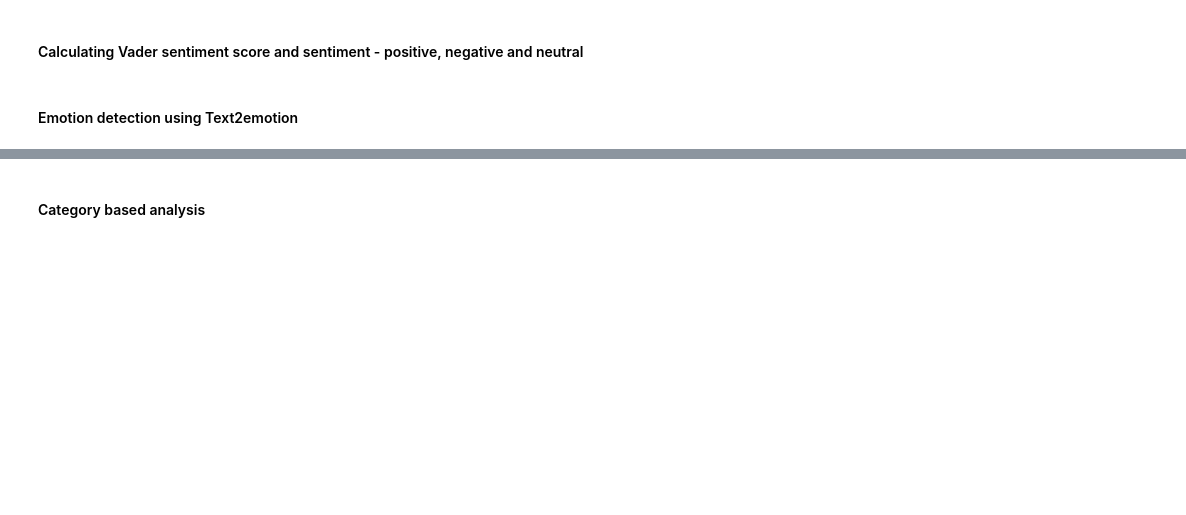
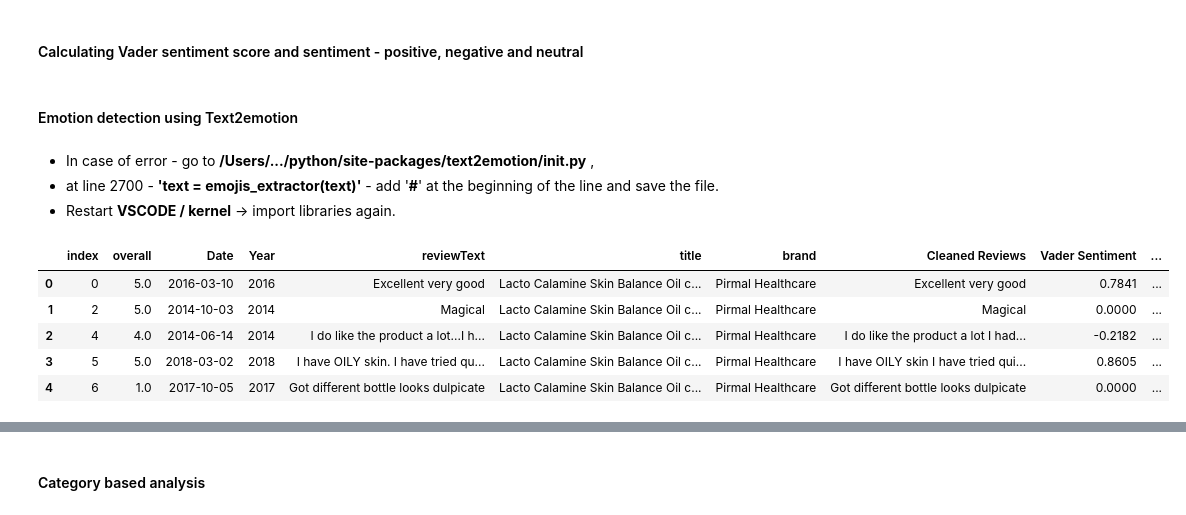
Before and after one commit to sonnypolaris/Sentiment-analysis, a Jupyter notebook: sentiment_analysis.ipynb, the cells around one changed output, grey strips where cells are left out. Drawn from its saved outputs; the diff is of its cells as text; code cells hidden in the pictures; blank space fills up the shorter version.

```diff
--- a/sentiment_analysis.ipynb
+++ b/sentiment_analysis.ipynb
@@ -207,5 +199,23 @@ no_duplicates_df['Vader Sentiment'] = no_duplicates_df['reviewText'].apply(vader
 no_duplicates_df['Vader Analysis'] = no_duplicates_df['Vader Sentiment'].apply(vader_analysis)
 # %% [markdown]
 #### Emotion detection using Text2emotion
+# %% [markdown]
+- In  case  of  error  -  go  to  **/Users/.../python<version>/site-packages/text2emotion/__init__.py** ,
+- at  line  2700  -  **'text = emojis_extractor(text)'**  -  add  '**#**'  at  the  beginning  of  the  line  and  save  the  file.
+- Restart  **VSCODE / kernel**  ->  import  libraries  again.
+# %%
+emot_data = no_duplicates_df.drop(['asin'],axis=1)
+emot_data["Year"] = emot_data["Year"].astype('int')
+emotion_df=pd.DataFrame.from_records(emot_data.loc[:1000].apply(lambda row: te.get_emotion(row['Cleaned Reviews']),axis=1))
+emotion_df_merge = pd.merge(emot_data.loc[:1000], emotion_df, left_index=True, right_index=True)
+emotion_df_merge['emotion'] = emotion_df_merge[['Happy', 'Angry','Surprise', 'Sad', 'Fear']].idxmax(axis=1)
+emotion_df_merge.head()
+# %% [output]
+|  | index | overall | Date | Year | reviewText | title | brand | Cleaned Reviews | Vader Sentiment | ... |
+| 0 | 0 | 5.0 | 2016-03-10 | 2016 | Excellent very good | Lacto Calamine Skin Balance Oil c... | Pirmal Healthcare | Excellent very good | 0.7841 | ... |
+| 1 | 2 | 5.0 | 2014-10-03 | 2014 | Magical | Lacto Calamine Skin Balance Oil c... | Pirmal Healthcare | Magical | 0.0000 | ... |
+| 2 | 4 | 4.0 | 2014-06-14 | 2014 | I do like the product a lot...I h... | Lacto Calamine Skin Balance Oil c... | Pirmal Healthcare | I do like the product a lot I had... | -0.2182 | ... |
+| 3 | 5 | 5.0 | 2018-03-02 | 2018 | I have OILY skin. I have tried qu... | Lacto Calamine Skin Balance Oil c... | Pirmal Healthcare | I have OILY skin I have tried qui... | 0.8605 | ... |
+| 4 | 6 | 1.0 | 2017-10-05 | 2017 | Got different bottle looks dulpicate | Lacto Calamine Skin Balance Oil c... | Pirmal Healthcare | Got different bottle looks dulpicate | 0.0000 | ... |
 # %%
 emot_data = no_duplicates_df.drop(['asin'],axis=1)
```
Also changed, not shown: parts of 11 cells of this notebook.
